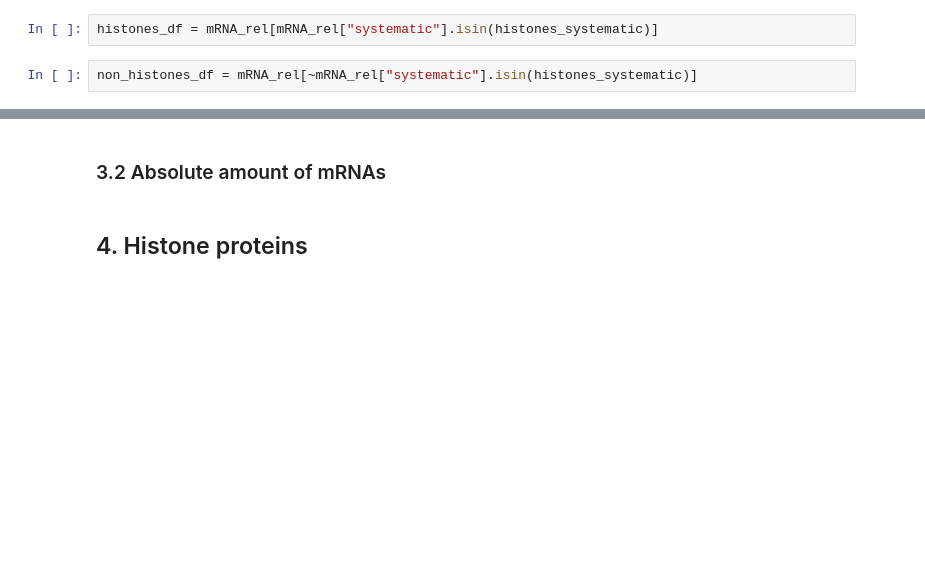
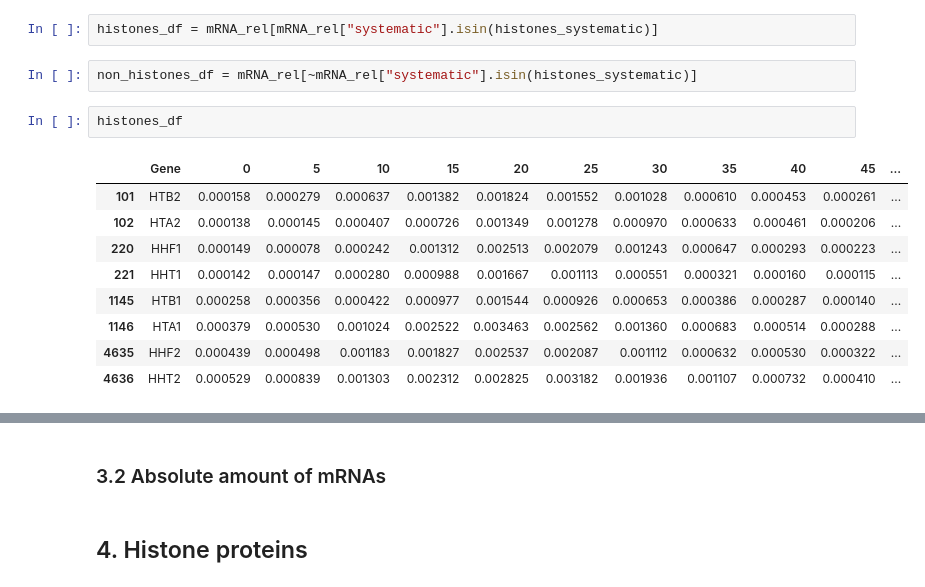
Before and after one commit to gittenberg/TRSL2, a Jupyter notebook: notebooks/40_Histone_analysis.ipynb, the cells around one changed output, grey strips where cells are left out. Cells and saved outputs as stored; diff of their text form; blank space fills up the shorter version.

```diff
--- a/notebooks/40_Histone_analysis.ipynb
+++ b/notebooks/40_Histone_analysis.ipynb
@@ -48,3 +48,15 @@ histones_systematic = list(histones.values())
 histones_df = mRNA_rel[mRNA_rel["systematic"].isin(histones_systematic)]
 # %%
 non_histones_df = mRNA_rel[~mRNA_rel["systematic"].isin(histones_systematic)]
+# %%
+histones_df
+# %% [output]
+|  | Gene | 0 | 5 | 10 | 15 | 20 | 25 | 30 | 35 | 40 | 45 | ... |
+| 101 | HTB2 | 0.000158 | 0.000279 | 0.000637 | 0.001382 | 0.001824 | 0.001552 | 0.001028 | 0.000610 | 0.000453 | 0.000261 | ... |
+| 102 | HTA2 | 0.000138 | 0.000145 | 0.000407 | 0.000726 | 0.001349 | 0.001278 | 0.000970 | 0.000633 | 0.000461 | 0.000206 | ... |
+| 220 | HHF1 | 0.000149 | 0.000078 | 0.000242 | 0.001312 | 0.002513 | 0.002079 | 0.001243 | 0.000647 | 0.000293 | 0.000223 | ... |
+| 221 | HHT1 | 0.000142 | 0.000147 | 0.000280 | 0.000988 | 0.001667 | 0.001113 | 0.000551 | 0.000321 | 0.000160 | 0.000115 | ... |
+| 1145 | HTB1 | 0.000258 | 0.000356 | 0.000422 | 0.000977 | 0.001544 | 0.000926 | 0.000653 | 0.000386 | 0.000287 | 0.000140 | ... |
+| 1146 | HTA1 | 0.000379 | 0.000530 | 0.001024 | 0.002522 | 0.003463 | 0.002562 | 0.001360 | 0.000683 | 0.000514 | 0.000288 | ... |
+| 4635 | HHF2 | 0.000439 | 0.000498 | 0.001183 | 0.001827 | 0.002537 | 0.002087 | 0.001112 | 0.000632 | 0.000530 | 0.000322 | ... |
+| 4636 | HHT2 | 0.000529 | 0.000839 | 0.001303 | 0.002312 | 0.002825 | 0.003182 | 0.001936 | 0.001107 | 0.000732 | 0.000410 | ... |
```
Also changed, not shown: parts of 5 cells of this notebook.
